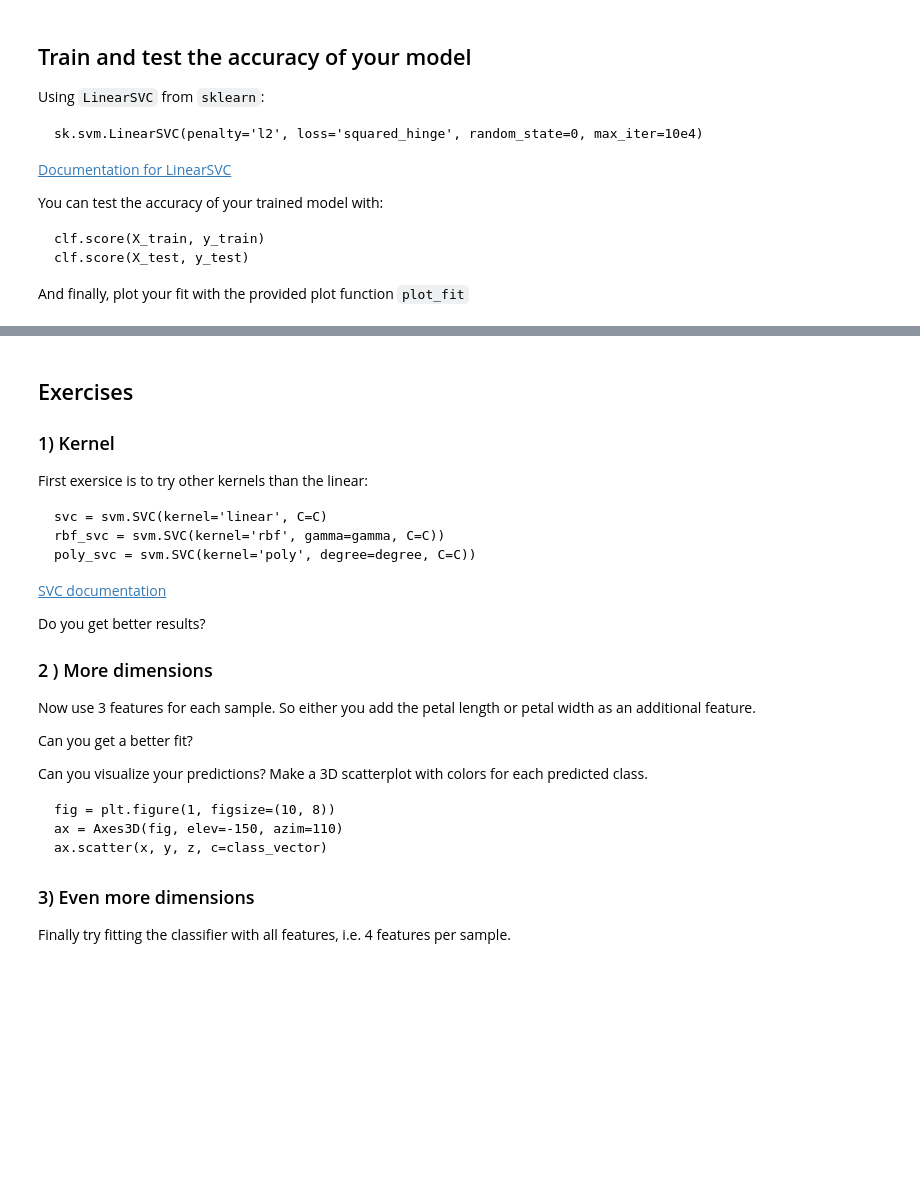
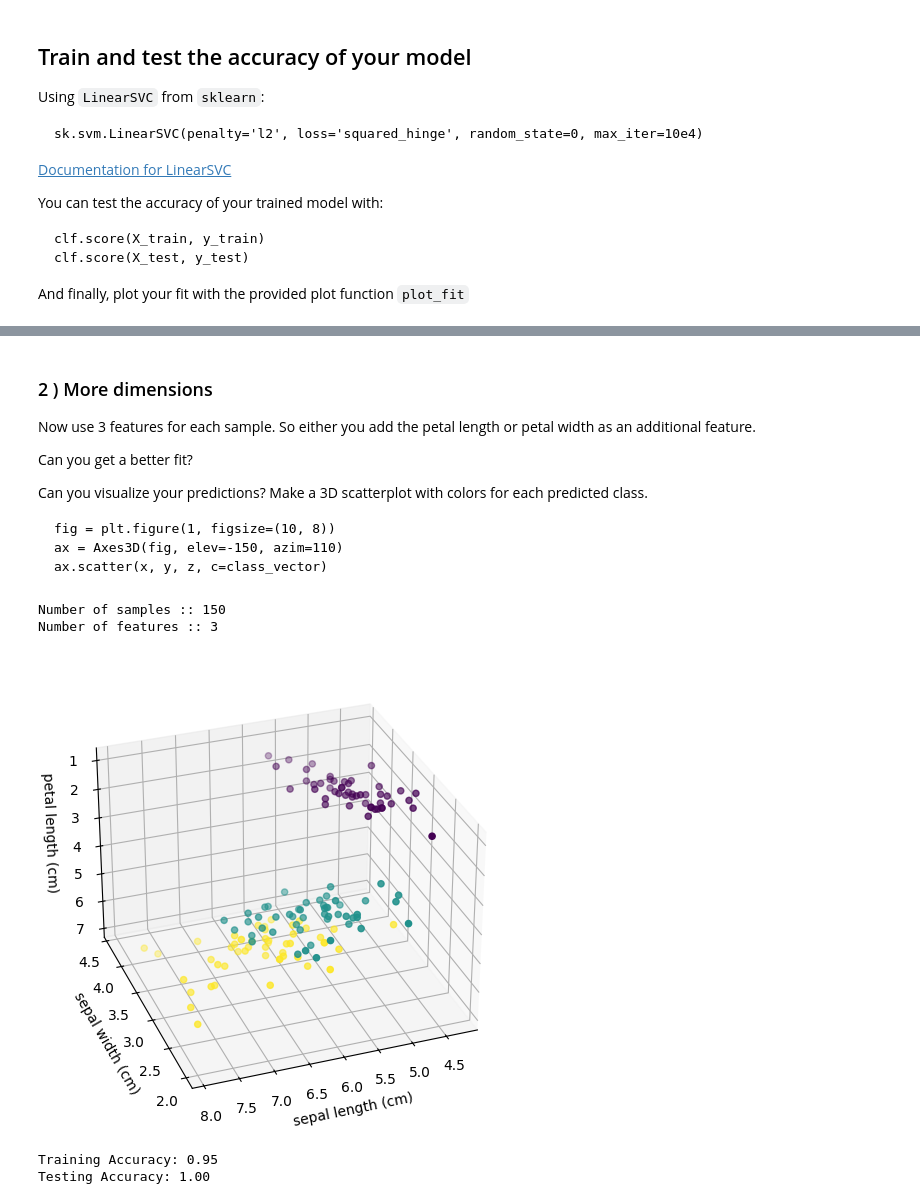
Before and after one commit to alpacfer/pfas, a Jupyter notebook: week8/week8/Exercise1.ipynb, the cells around one changed output, grey strips where cells are left out. Saved outputs shown, nothing was run; the diff lists cells and outputs as text; code cells hidden in the pictures; blank space fills up the shorter version.

````diff
--- a/week8/week8/Exercise1.ipynb
+++ b/week8/week8/Exercise1.ipynb
@@ -119,15 +202,4 @@ And finally, plot your fit with the provided plot function `plot_fit`
 # %% [markdown]
-## Exercises
-### 1) Kernel
-First exersice is to try other kernels than the linear:
-```{python}
-svc = svm.SVC(kernel='linear', C=C)
-rbf_svc = svm.SVC(kernel='rbf', gamma=gamma, C=C))
-poly_svc = svm.SVC(kernel='poly', degree=degree, C=C))
-```
-[SVC documentation](https://scikit-learn.org/stable/modules/generated/sklearn.svm.SVC.html)
-
-Do you get better results?
 ### 2 ) More dimensions
 Now use 3 features for each sample. So either you add the petal length or petal width as an additional feature.
 
@@ -140,6 +212,53 @@ fig = plt.figure(1, figsize=(10, 8))
 ax = Axes3D(fig, elev=-150, azim=110)
 ax.scatter(x, y, z, c=class_vector)
 ```
-
-### 3) Even more dimensions
-Finally try fitting the classifier with all features, i.e. 4 features per sample.
+# %%
+from sklearn.svm import SVC  # Make sure SVC is imported
+from sklearn.model_selection import train_test_split
+from sklearn.preprocessing import StandardScaler
+from matplotlib import pyplot as plt
+from mpl_toolkits.mplot3d import Axes3D
+
+# Now 3 features for each sample (sepal length, sepal width, petal length)
+X = iris_df.iloc[:, :3]
+y = iris.target
+print("Number of samples ::", X.shape[0])
+print("Number of features ::", X.shape[1])
+
+# Create the 3D figure
+fig1 = plt.figure(figsize=(8, 6))
+ax = fig1.add_subplot(111, projection='3d', elev=-150, azim=110)
+ax.scatter(X['sepal length (cm)'], X["sepal width (cm)"], X["petal length (cm)"], c=y)
+ax.set_xlabel('sepal length (cm)')
+ax.set_ylabel("sepal width (cm)")
+ax.set_zlabel("petal length (cm)")
+
+# Display the plot inline
+plt.show()
+
+# Split the data into training and testing sets
+X_train, X_test, y_train, y_test = train_test_split(X, y, test_size=0.3, random_state=42)
+
+# Normalize the data
+scaler = StandardScaler()
+X_train_scaled = scaler.fit_transform(X_train)
+X_test_scaled = scaler.transform(X_test)
+
+# Train the SVM model with an RBF kernel
+svm_model = SVC(kernel='rbf', gamma=0.7, C=1)
+svm_model.fit(X_train_scaled, y_train)
+
+# Predict the classes on the test set
+y_pred = svm_model.predict(X_test_scaled)
+
+# Evaluate the model's accuracy
+train_accuracy = svm_model.score(X_train_scaled, y_train)
+test_accuracy = svm_model.score(X_test_scaled, y_test)
+print(f"Training Accuracy: {train_accuracy:.2f}")
+print(f"Testing Accuracy: {test_accuracy:.2f}")
+# %% [output]
+Number of samples :: 150
+Number of features :: 3
+[figure, added]
+Training Accuracy: 0.95
+Testing Accuracy: 1.00
````
Also changed, not shown: parts of 15 cells of this notebook, 1 other file.
